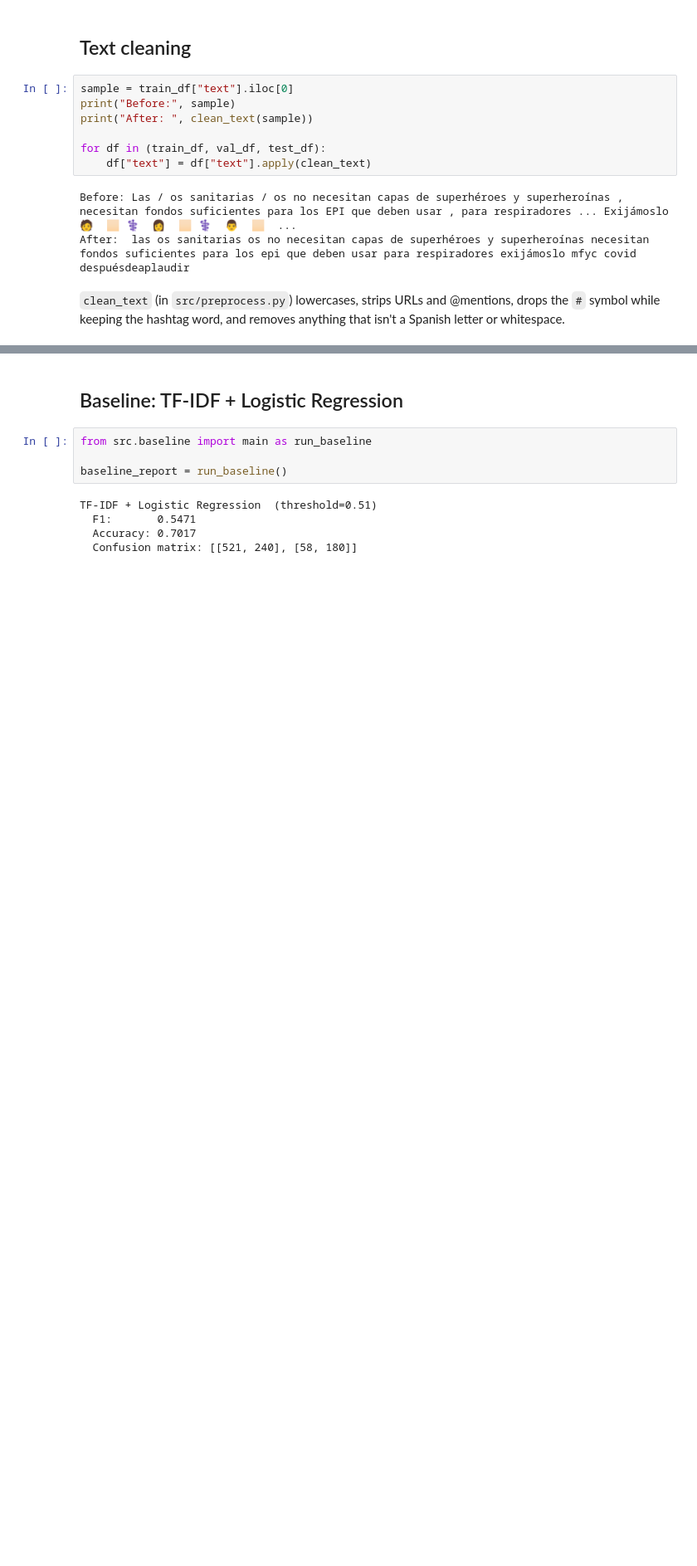
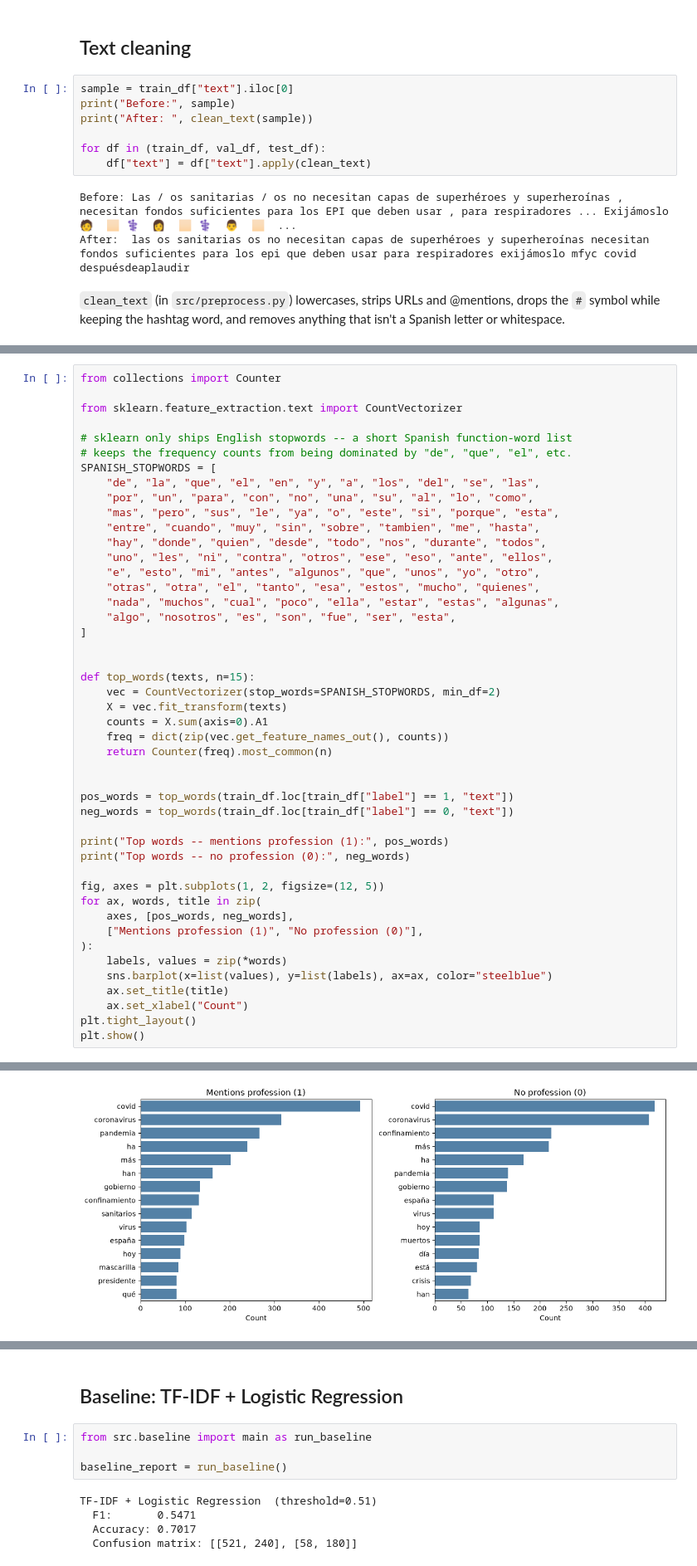
Before and after one commit to Genesishg1509/bertin-tweet-profession-classifier, a Jupyter notebook: notebooks/01_profner_analysis.ipynb, the cells around one changed output, grey strips where cells are left out. Shown at 83% size. Saved outputs shown, nothing was run; the diff lists cells and outputs as text; blank space fills up the shorter version.

```diff
--- a/notebooks/01_profner_analysis.ipynb
+++ b/notebooks/01_profner_analysis.ipynb
@@ -118,0 +121,47 @@ Spanish letter or whitespace.
+# %%
+from collections import Counter
+
+from sklearn.feature_extraction.text import CountVectorizer
+
+# sklearn only ships English stopwords -- a short Spanish function-word list
+# keeps the frequency counts from being dominated by "de", "que", "el", etc.
+SPANISH_STOPWORDS = [
+    "de", "la", "que", "el", "en", "y", "a", "los", "del", "se", "las",
+    "por", "un", "para", "con", "no", "una", "su", "al", "lo", "como",
+    "mas", "pero", "sus", "le", "ya", "o", "este", "si", "porque", "esta",
+    "entre", "cuando", "muy", "sin", "sobre", "tambien", "me", "hasta",
+    "hay", "donde", "quien", "desde", "todo", "nos", "durante", "todos",
+    "uno", "les", "ni", "contra", "otros", "ese", "eso", "ante", "ellos",
+    "e", "esto", "mi", "antes", "algunos", "que", "unos", "yo", "otro",
+    "otras", "otra", "el", "tanto", "esa", "estos", "mucho", "quienes",
+    "nada", "muchos", "cual", "poco", "ella", "estar", "estas", "algunas",
+    "algo", "nosotros", "es", "son", "fue", "ser", "esta",
+]
+
+
+def top_words(texts, n=15):
+    vec = CountVectorizer(stop_words=SPANISH_STOPWORDS, min_df=2)
+    X = vec.fit_transform(texts)
+    counts = X.sum(axis=0).A1
+    freq = dict(zip(vec.get_feature_names_out(), counts))
+    return Counter(freq).most_common(n)
+
+
+pos_words = top_words(train_df.loc[train_df["label"] == 1, "text"])
+neg_words = top_words(train_df.loc[train_df["label"] == 0, "text"])
+
+print("Top words -- mentions profession (1):", pos_words)
+print("Top words -- no profession (0):", neg_words)
+
+fig, axes = plt.subplots(1, 2, figsize=(12, 5))
+for ax, words, title in zip(
+    axes, [pos_words, neg_words],
+    ["Mentions profession (1)", "No profession (0)"],
+):
+    labels, values = zip(*words)
+    sns.barplot(x=list(values), y=list(labels), ax=ax, color="steelblue")
+    ax.set_title(title)
+    ax.set_xlabel("Count")
+plt.tight_layout()
+plt.show()
+# %% [output]
@@ -118,0 +170 @@ Spanish letter or whitespace.
+[figure, added]
```
Also changed, not shown: parts of 11 cells of this notebook.
